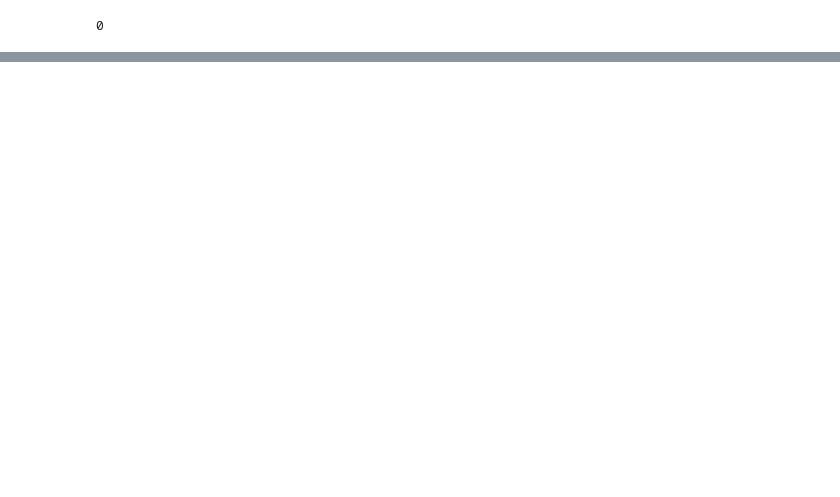
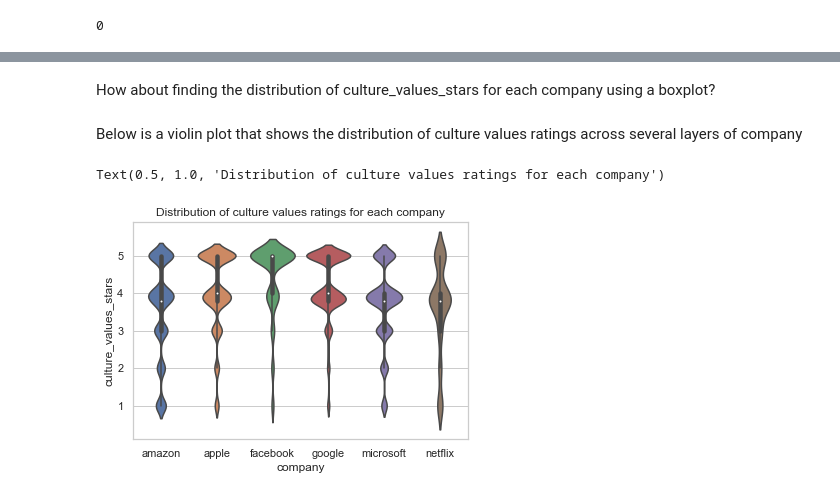
Before and after one commit to venustrip/Capstone-1, a Jupyter notebook: employee.ipynb, the cells around one changed output, grey strips where cells are left out. Drawn from its saved outputs; the diff is of its cells as text; code cells hidden in the pictures; blank space fills up the shorter version.

```diff
--- a/employee.ipynb
+++ b/employee.ipynb
@@ -222,0 +299,14 @@ At the end of this process, the only variables that continue to have null values
+# %% [markdown]
+How about finding the distribution of culture_values_stars for each company using a boxplot?
+# %% [markdown]
+Below is a violin plot that shows the distribution of culture values ratings across several layers of company
+# %%
+# Set theme
+sns.set_style('whitegrid')
+
+# Violin plot
+ax = sns.violinplot(x='company', y='culture_values_stars', data=emp_df)
+ax.set_title("Distribution of culture values ratings for each company")
+# %% [output]
+Text(0.5, 1.0, 'Distribution of culture values ratings for each company')
+[figure, added]
```
Also changed, not shown: parts of 47 cells of this notebook.
